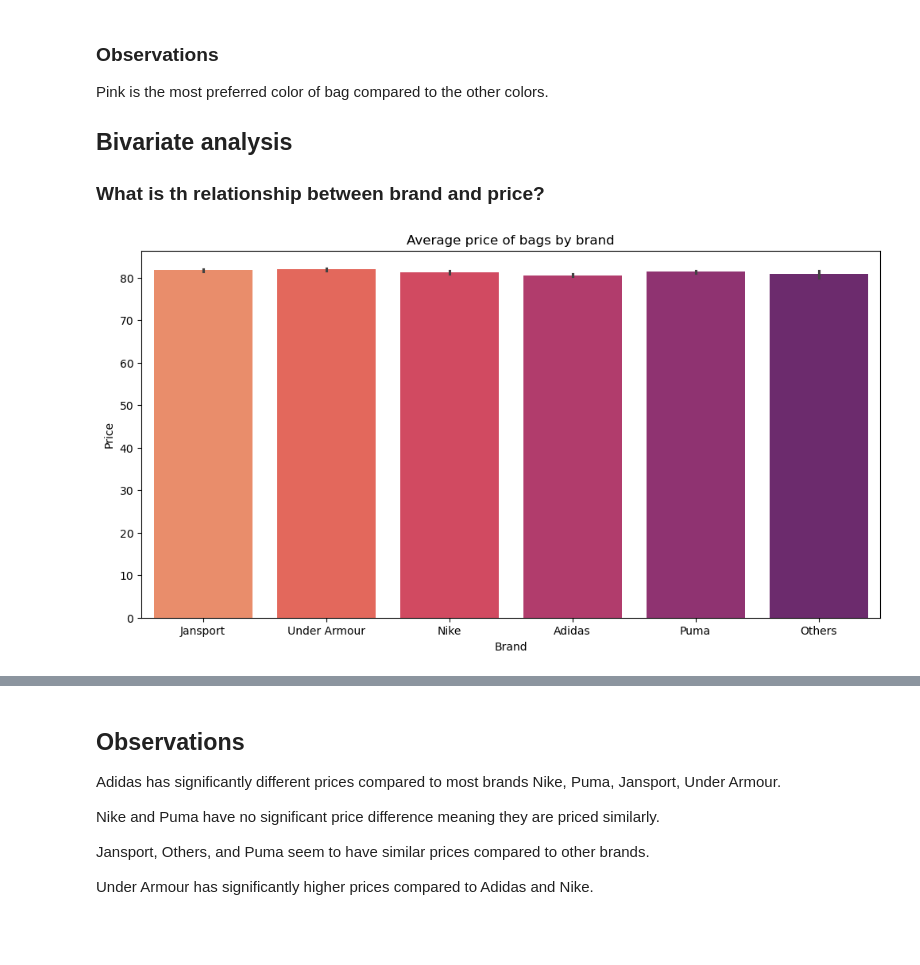
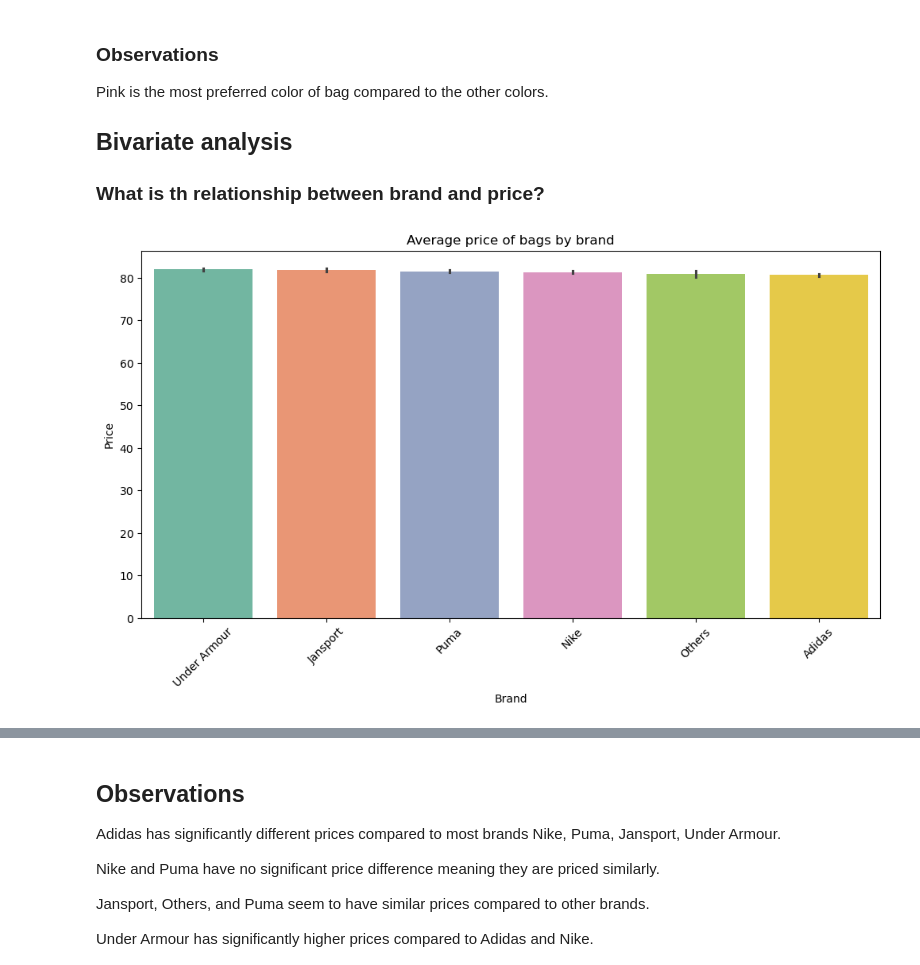
Before and after one commit to janejeshen/Backpack-Price-Prediction, a Jupyter notebook: student-bag-price-prediction.ipynb, the cells around one changed output, grey strips where cells are left out. Saved outputs shown, nothing was run; the diff lists cells and outputs as text; code cells hidden in the pictures; blank space fills up the shorter version.

```diff
--- a/student-bag-price-prediction.ipynb
+++ b/student-bag-price-prediction.ipynb
@@ -590,14 +590,17 @@ Pink is the most preferred color of bag compared to the other colors.
 # %%
 # setting the size of the plot
 plt.figure(figsize=(12,6))
 
 # Plotting a bar plot
-sns.barplot(data=train, x="Brand", y="Price", palette="flare",saturation=1.0)
+sns.barplot(data=train, x="Brand", y="Price", palette="Set2",
+           order=train.groupby("Brand")["Price"].mean().sort_values(ascending=False).index)
 
 # Adding labels and title
 plt.xlabel("Brand")
 plt.ylabel("Price")
 plt.title("Average price of bags by brand")
+plt.xticks(rotation=45)
+
 plt.show()
 # %% [output]
-[figure, old version]
+[figure, new version]
```
Also changed, not shown: parts of 4 cells of this notebook.
